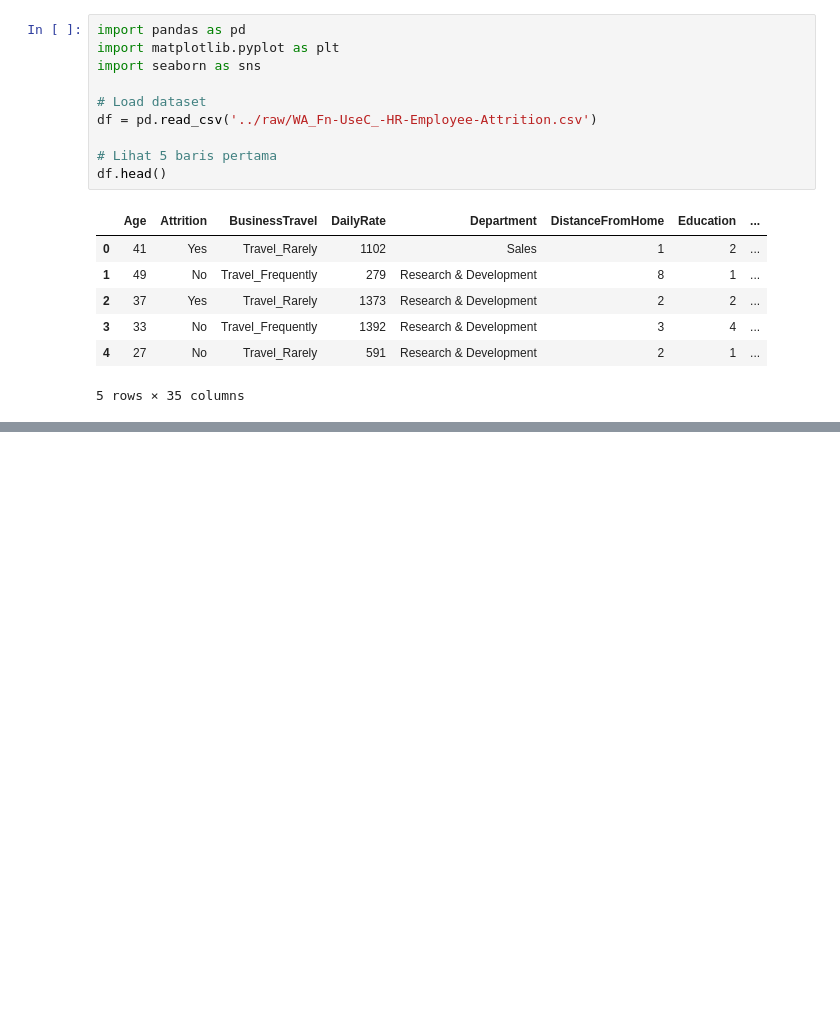
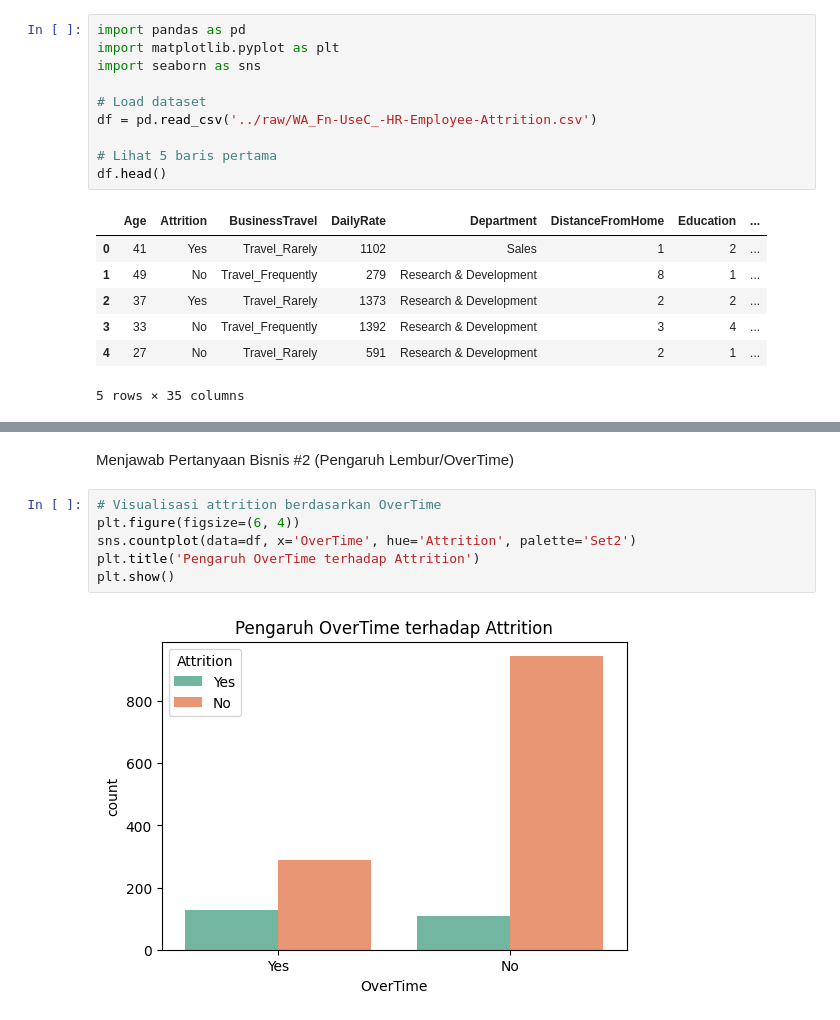
Before and after one commit to Mikhsanaaa/hr-dashboard, a Jupyter notebook: data/notebooks/01_eda.ipynb, the cells around one changed output, grey strips where cells are left out. Drawn from its saved outputs; the diff is of its cells as text; blank space fills up the shorter version.

```diff
--- a/data/notebooks/01_eda.ipynb
+++ b/data/notebooks/01_eda.ipynb
@@ -20,0 +96,10 @@ df.head()
+# %% [markdown]
+Menjawab Pertanyaan Bisnis #2 (Pengaruh Lembur/OverTime)
+# %%
+# Visualisasi attrition berdasarkan OverTime
+plt.figure(figsize=(6, 4))
+sns.countplot(data=df, x='OverTime', hue='Attrition', palette='Set2')
+plt.title('Pengaruh OverTime terhadap Attrition')
+plt.show()
+# %% [output]
+[figure, added]
```
Also changed, not shown: parts of 8 cells of this notebook, 11 other files.
